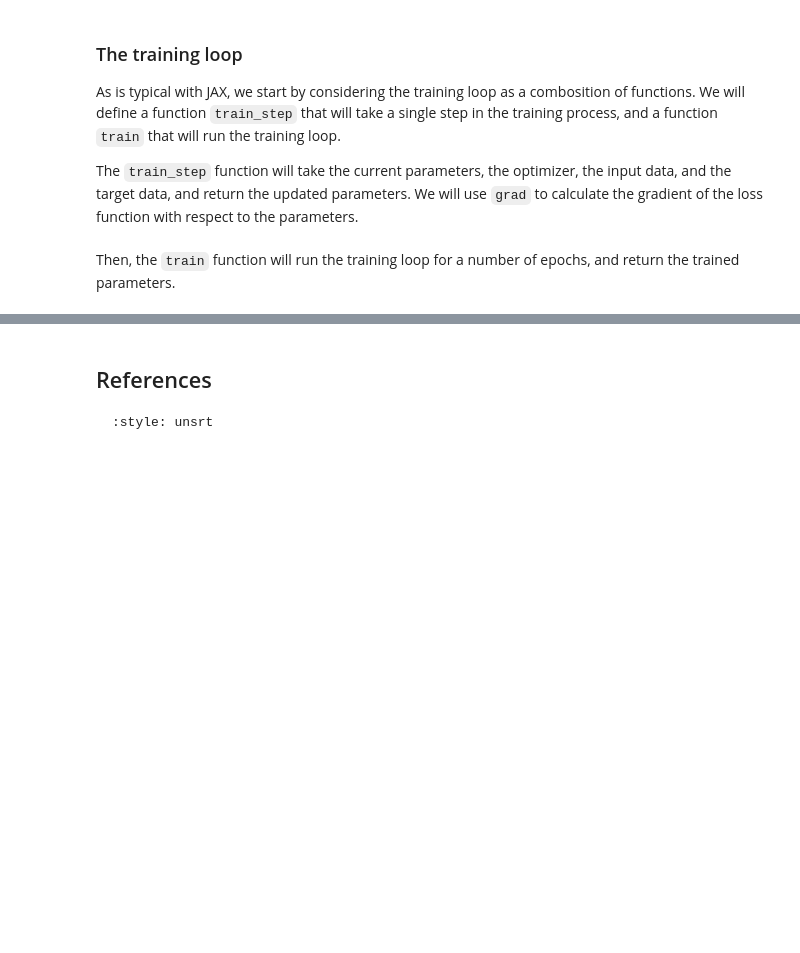
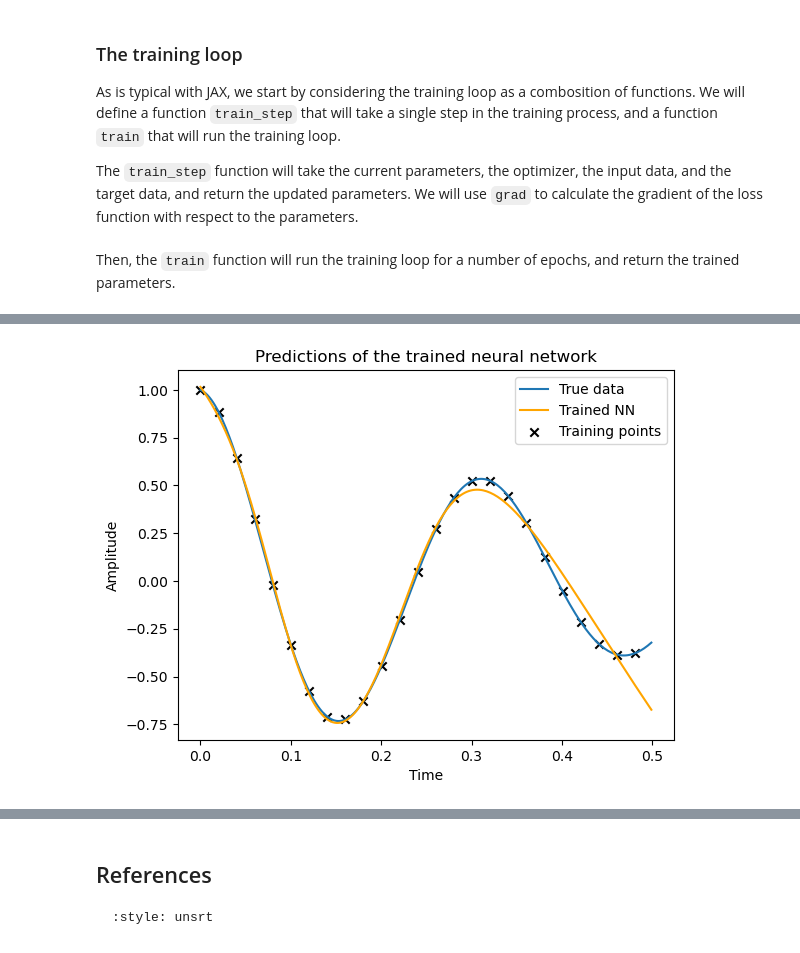
Before and after one commit to augustfe/jax-intro, a Jupyter notebook: jax_intro/notebooks/03_a_first_nn.ipynb, the cells around one changed output, grey strips where cells are left out. Cells and saved outputs as stored; diff of their text form; code cells hidden in the pictures; blank space fills up the shorter version.

```diff
--- a/jax_intro/notebooks/03_a_first_nn.ipynb
+++ b/jax_intro/notebooks/03_a_first_nn.ipynb
@@ -248,0 +263,13 @@ Epoch 9000, loss: 0.00
+# %%
+y_pred = nn(params_trained, t[:250])
+
+plt.plot(t[:250], y[:250], label="True data")
+plt.plot(t[:250], y_pred, color="orange", label="Trained NN")
+plt.scatter(t_data, y_data, color="k", marker="x", label="Training points")
+plt.legend()
+plt.xlabel("Time")
+plt.ylabel("Amplitude")
+plt.title("Predictions of the trained neural network")
+plt.show()
+# %% [output]
+[figure, added]
```
Also changed, not shown: parts of 8 cells of this notebook, 1 other file.
